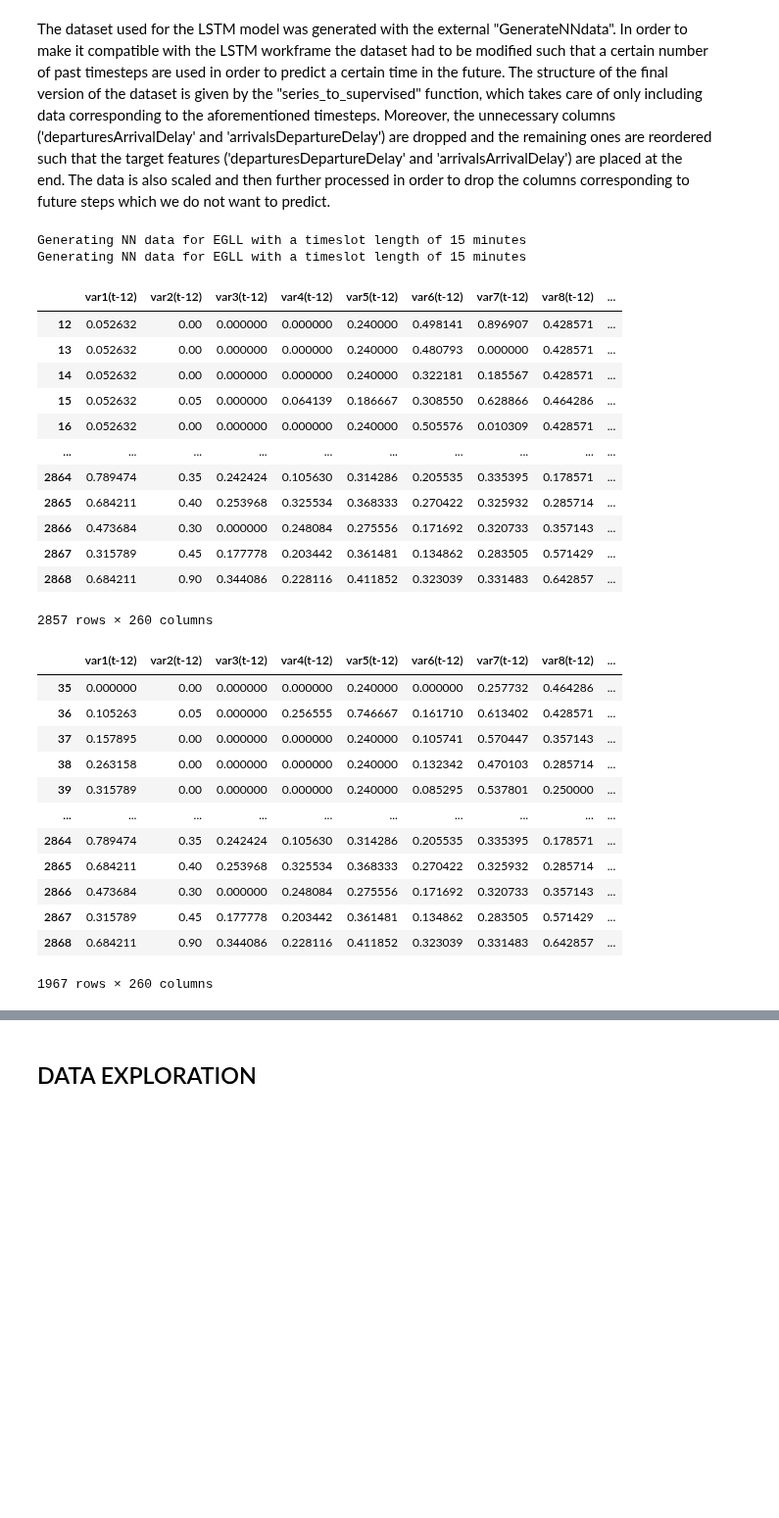
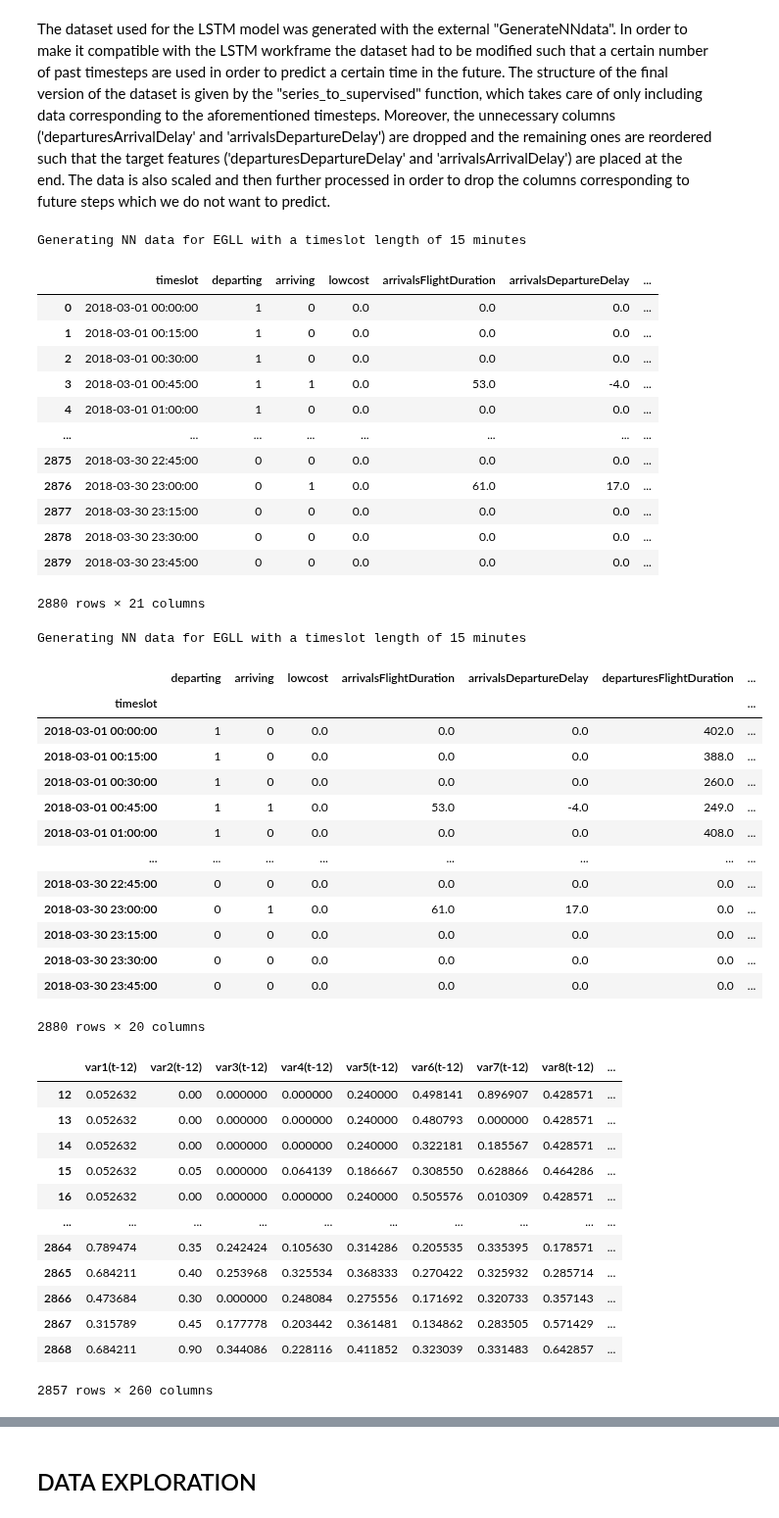
Before and after one commit to junzis/atdelay, a Jupyter notebook: LSTM_model.ipynb, the cells around one changed output, grey strips where cells are left out. Shown at 98% size. Saved outputs shown, nothing was run; the diff lists cells and outputs as text; code cells hidden in the pictures; blank space fills up the shorter version.

```diff
--- a/LSTM_model.ipynb
+++ b/LSTM_model.ipynb
@@ -54,6 +54,7 @@ def series_to_supervised(data, n_in=1, n_out=1, dropnan=True):
 
 # Generate single airport data and move target labels to the last 2 columns
 dataset = generateNNdata("EGLL", timeslotLength=15, catagoricalFlightDuration=False, start=datetime(2018, 3, 1), end=datetime(2018, 3, 31), forceRegenerateData=True)
+display(dataset)
 dataset = dataset.set_index("timeslot")
 dataset.drop(columns=['departuresArrivalDelay','arrivalsDepartureDelay'])
 label1 = dataset.pop('departuresDepartureDelay')
@@ -69,6 +70,7 @@ test_dataset.insert(len(test_dataset.columns), 'departuresDepartureDelay', label
 label2 = test_dataset.pop('arrivalsArrivalDelay')
 test_dataset.insert(len(test_dataset.columns), 'arrivalsArrivalDelay', label2)
 
+display(dataset)
 
 # Normalize values
 values = dataset.values
@@ -102,57 +104,71 @@ for timestep in range(number_of_future_steps):
     for variable in range(1, len(dataset.columns) + 1):
         if timestep == 0:
             if variable > len(dataset.columns) - number_of_outputs:
                 column_drop_lst.append(f"var{variable}(t)")
         elif timestep == number_of_future_steps-1 and variable > len(dataset.columns) - number_of_outputs:
             pass
         else:
             column_drop_lst.append(f"var{variable}(t+{timestep})")
 
 # column_drop_lst.remove(f'var19(t+{number_of_future_steps2-1})')
 # column_drop_lst.remove(f'var20(t+{number_of_future_steps2-1})')
 
 
 # Drop columns we don't want to predict
 reframed.drop(columns=reframed[column_drop_lst], inplace=True)
 test_reframed.drop(columns=test_reframed[column_drop_lst], inplace=True)
 display(reframed)
 # display(test_reframed)
 
 
 # Remove rows that contain variables of night
 for timestep in range(1, number_of_past_steps):
     reframed = reframed.query(f'`var1(t-{timestep})` != 0 | `var2(t-{timestep})` != 0')
 
 for timestep in range(1, number_of_past_steps):
     no_night_reframed = test_reframed.query(f'`var1(t-{timestep})` != 0 | `var2(t-{timestep})` != 0')
 
 display(reframed)
 # %% [output]
 Generating NN data for EGLL with a timeslot length of 15 minutes
-Generating NN data for EGLL with a timeslot length of 15 minutes
-|  | var1(t-12) | var2(t-12) | var3(t-12) | var4(t-12) | var5(t-12) | var6(t-12) | var7(t-12) | var8(t-12) | ... |
-| 12 | 0.052632 | 0.00 | 0.000000 | 0.000000 | 0.240000 | 0.498141 | 0.896907 | 0.428571 | ... |
-| 13 | 0.052632 | 0.00 | 0.000000 | 0.000000 | 0.240000 | 0.480793 | 0.000000 | 0.428571 | ... |
-| 14 | 0.052632 | 0.00 | 0.000000 | 0.000000 | 0.240000 | 0.322181 | 0.185567 | 0.428571 | ... |
-| 15 | 0.052632 | 0.05 | 0.000000 | 0.064139 | 0.186667 | 0.308550 | 0.628866 | 0.464286 | ... |
-| 16 | 0.052632 | 0.00 | 0.000000 | 0.000000 | 0.240000 | 0.505576 | 0.010309 | 0.428571 | ... |
-| ... | ... | ... | ... | ... | ... | ... | ... | ... | ... |
-| 2864 | 0.789474 | 0.35 | 0.242424 | 0.105630 | 0.314286 | 0.205535 | 0.335395 | 0.178571 | ... |
-| 2865 | 0.684211 | 0.40 | 0.253968 | 0.325534 | 0.368333 | 0.270422 | 0.325932 | 0.285714 | ... |
-| 2866 | 0.473684 | 0.30 | 0.000000 | 0.248084 | 0.275556 | 0.171692 | 0.320733 | 0.357143 | ... |
-| 2867 | 0.315789 | 0.45 | 0.177778 | 0.203442 | 0.361481 | 0.134862 | 0.283505 | 0.571429 | ... |
-| 2868 | 0.684211 | 0.90 | 0.344086 | 0.228116 | 0.411852 | 0.323039 | 0.331483 | 0.642857 | ... |
+|  | timeslot | departing | arriving | lowcost | arrivalsFlightDuration | arrivalsDepartureDelay | ... |
+| 0 | 2018-03-01 00:00:00 | 1 | 0 | 0.0 | 0.0 | 0.0 | ... |
+| 1 | 2018-03-01 00:15:00 | 1 | 0 | 0.0 | 0.0 | 0.0 | ... |
+| 2 | 2018-03-01 00:30:00 | 1 | 0 | 0.0 | 0.0 | 0.0 | ... |
+| 3 | 2018-03-01 00:45:00 | 1 | 1 | 0.0 | 53.0 | -4.0 | ... |
+| 4 | 2018-03-01 01:00:00 | 1 | 0 | 0.0 | 0.0 | 0.0 | ... |
+| ... | ... | ... | ... | ... | ... | ... | ... |
+| 2875 | 2018-03-30 22:45:00 | 0 | 0 | 0.0 | 0.0 | 0.0 | ... |
+| 2876 | 2018-03-30 23:00:00 | 0 | 1 | 0.0 | 61.0 | 17.0 | ... |
+| 2877 | 2018-03-30 23:15:00 | 0 | 0 | 0.0 | 0.0 | 0.0 | ... |
+| 2878 | 2018-03-30 23:30:00 | 0 | 0 | 0.0 | 0.0 | 0.0 | ... |
+| 2879 | 2018-03-30 23:45:00 | 0 | 0 | 0.0 | 0.0 | 0.0 | ... |
-2857 rows × 260 columns
+2880 rows × 21 columns
+Generating NN data for EGLL with a timeslot length of 15 minutes
-|  | var1(t-12) | var2(t-12) | var3(t-12) | var4(t-12) | var5(t-12) | var6(t-12) | var7(t-12) | var8(t-12) | ... |
-| 35 | 0.000000 | 0.00 | 0.000000 | 0.000000 | 0.240000 | 0.000000 | 0.257732 | 0.464286 | ... |
-| 36 | 0.105263 | 0.05 | 0.000000 | 0.256555 | 0.746667 | 0.161710 | 0.613402 | 0.428571 | ... |
-| 37 | 0.157895 | 0.00 | 0.000000 | 0.000000 | 0.240000 | 0.105741 | 0.570447 | 0.357143 | ... |
-| 38 | 0.263158 | 0.00 | 0.000000 | 0.000000 | 0.240000 | 0.132342 | 0.470103 | 0.285714 | ... |
-| 39 | 0.315789 | 0.00 | 0.000000 | 0.000000 | 0.240000 | 0.085295 | 0.537801 | 0.250000 | ... |
-| ... | ... | ... | ... | ... | ... | ... | ... | ... | ... |
-| 2864 | 0.789474 | 0.35 | 0.242424 | 0.105630 | 0.314286 | 0.205535 | 0.335395 | 0.178571 | ... |
-| 2865 | 0.684211 | 0.40 | 0.253968 | 0.325534 | 0.368333 | 0.270422 | 0.325932 | 0.285714 | ... |
-| 2866 | 0.473684 | 0.30 | 0.000000 | 0.248084 | 0.275556 | 0.171692 | 0.320733 | 0.357143 | ... |
-| 2867 | 0.315789 | 0.45 | 0.177778 | 0.203442 | 0.361481 | 0.134862 | 0.283505 | 0.571429 | ... |
-| 2868 | 0.684211 | 0.90 | 0.344086 | 0.228116 | 0.411852 | 0.323039 | 0.331483 | 0.642857 | ... |
+|  | departing | arriving | lowcost | arrivalsFlightDuration | arrivalsDepartureDelay | departuresFlightDuration | ... |
+| timeslot |  |  |  |  |  |  | ... |
+| 2018-03-01 00:00:00 | 1 | 0 | 0.0 | 0.0 | 0.0 | 402.0 | ... |
+| 2018-03-01 00:15:00 | 1 | 0 | 0.0 | 0.0 | 0.0 | 388.0 | ... |
+| 2018-03-01 00:30:00 | 1 | 0 | 0.0 | 0.0 | 0.0 | 260.0 | ... |
+| 2018-03-01 00:45:00 | 1 | 1 | 0.0 | 53.0 | -4.0 | 249.0 | ... |
+| 2018-03-01 01:00:00 | 1 | 0 | 0.0 | 0.0 | 0.0 | 408.0 | ... |
+| ... | ... | ... | ... | ... | ... | ... | ... |
+| 2018-03-30 22:45:00 | 0 | 0 | 0.0 | 0.0 | 0.0 | 0.0 | ... |
+| 2018-03-30 23:00:00 | 0 | 1 | 0.0 | 61.0 | 17.0 | 0.0 | ... |
+| 2018-03-30 23:15:00 | 0 | 0 | 0.0 | 0.0 | 0.0 | 0.0 | ... |
+| 2018-03-30 23:30:00 | 0 | 0 | 0.0 | 0.0 | 0.0 | 0.0 | ... |
+| 2018-03-30 23:45:00 | 0 | 0 | 0.0 | 0.0 | 0.0 | 0.0 | ... |
-1967 rows × 260 columns
+2880 rows × 20 columns
+|  | var1(t-12) | var2(t-12) | var3(t-12) | var4(t-12) | var5(t-12) | var6(t-12) | var7(t-12) | var8(t-12) | ... |
+| 12 | 0.052632 | 0.00 | 0.000000 | 0.000000 | 0.240000 | 0.498141 | 0.896907 | 0.428571 | ... |
+| 13 | 0.052632 | 0.00 | 0.000000 | 0.000000 | 0.240000 | 0.480793 | 0.000000 | 0.428571 | ... |
+| 14 | 0.052632 | 0.00 | 0.000000 | 0.000000 | 0.240000 | 0.322181 | 0.185567 | 0.428571 | ... |
+| 15 | 0.052632 | 0.05 | 0.000000 | 0.064139 | 0.186667 | 0.308550 | 0.628866 | 0.464286 | ... |
+| 16 | 0.052632 | 0.00 | 0.000000 | 0.000000 | 0.240000 | 0.505576 | 0.010309 | 0.428571 | ... |
+| ... | ... | ... | ... | ... | ... | ... | ... | ... | ... |
+| 2864 | 0.789474 | 0.35 | 0.242424 | 0.105630 | 0.314286 | 0.205535 | 0.335395 | 0.178571 | ... |
+| 2865 | 0.684211 | 0.40 | 0.253968 | 0.325534 | 0.368333 | 0.270422 | 0.325932 | 0.285714 | ... |
+| 2866 | 0.473684 | 0.30 | 0.000000 | 0.248084 | 0.275556 | 0.171692 | 0.320733 | 0.357143 | ... |
+| 2867 | 0.315789 | 0.45 | 0.177778 | 0.203442 | 0.361481 | 0.134862 | 0.283505 | 0.571429 | ... |
+| 2868 | 0.684211 | 0.90 | 0.344086 | 0.228116 | 0.411852 | 0.323039 | 0.331483 | 0.642857 | ... |
+2857 rows × 260 columns
```
Also changed, not shown: parts of 3 cells of this notebook, 2 other files.
